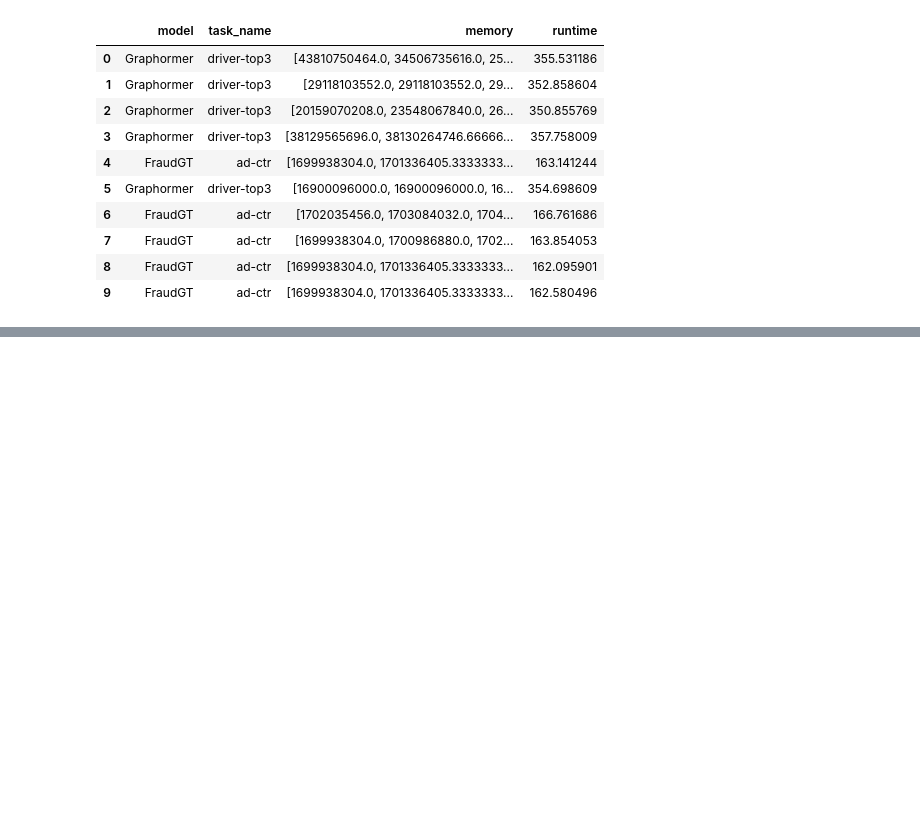
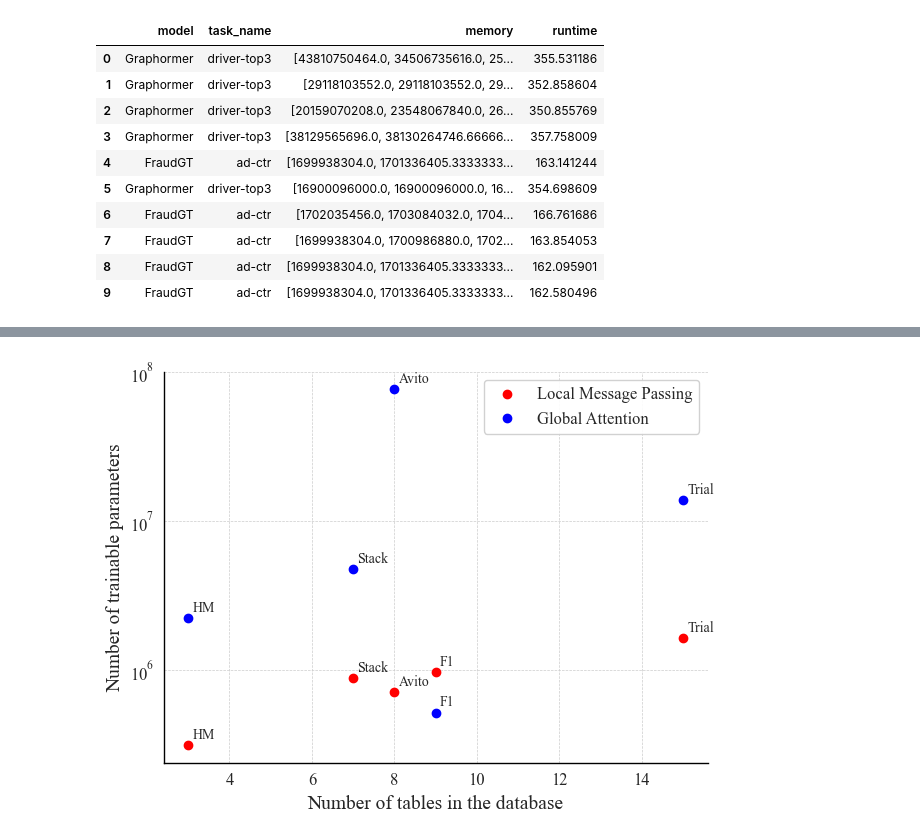
Before and after one commit to ignaciocunado/gt-rdl, a Jupyter notebook: plots/plots.ipynb, the cells around one changed output, grey strips where cells are left out. Cells and saved outputs as stored; diff of their text form; code cells hidden in the pictures; blank space fills up the shorter version.

```diff
--- a/plots/plots.ipynb
+++ b/plots/plots.ipynb
@@ -158,0 +188,80 @@ plt.show()
+# %%
+params_by_model = {
+    'Local Message Passing': {
+        'F1':968_293,
+        'HM': 313_689,
+        'Trial': 1_640_369,
+        'Stack': 884_705,
+        'Avito': 705_347,
+    },
+    'Global Attention': {
+        'F1': 517_698,
+        'HM': 2_217_810,
+        'Trial': 13_831_394,
+        'Stack': 4_773_362,
+        'Avito': 76_348_674,
+    },
+}
+
+tables = {
+    'F1': 9,
+    'HM': 3,
+    'Trial': 15,
+    'Stack': 7,
+    'Avito': 8,
+}
+
+columns = {
+    'F1': 77,
+    'HM': 37,
+    'Trial': 140,
+    'Stack': 51,
+    'Avito': 43,
+}
+
+colours = {
+    'Local Message Passing': 'red',
+    'Global Attention': 'blue',
+}
+
+plt.rcParams.update({
+    "axes.edgecolor": "black",
+    "axes.linewidth": 1.0,
+})
+
+for model, param_dict in params_by_model.items():
+    x_vals = []
+    y_vals = []
+    labels = []
+    for ds, param_count in param_dict.items():
+        if param_count is not None:
+            x_vals.append(tables[ds])
+            y_vals.append(param_count)
+            labels.append(ds)
+
+    # plot all points for this model
+    plt.scatter(x_vals, y_vals, label=model, color=colours[model])
+
+    # annotate each point
+    for x, y, ds in zip(x_vals, y_vals, labels):
+        plt.annotate(
+            ds,
+            xy=(x, y),
+            xytext=(3, 3),            # small offset
+            textcoords="offset points",
+            fontsize=10,
+            ha="left",
+            va="bottom"
+        )
+
+plt.xlabel("Number of tables in the database")
+plt.ylabel("Number of trainable parameters")
+plt.yscale("log")       # if you want log-scale
+plt.grid(True)
+plt.legend()
+
+plt.tight_layout()
+plt.savefig('parameters_by_tables.pdf')
+plt.show()
+# %% [output]
+[figure, added]
```
Also changed, not shown: parts of 10 cells of this notebook, 5 other files.
